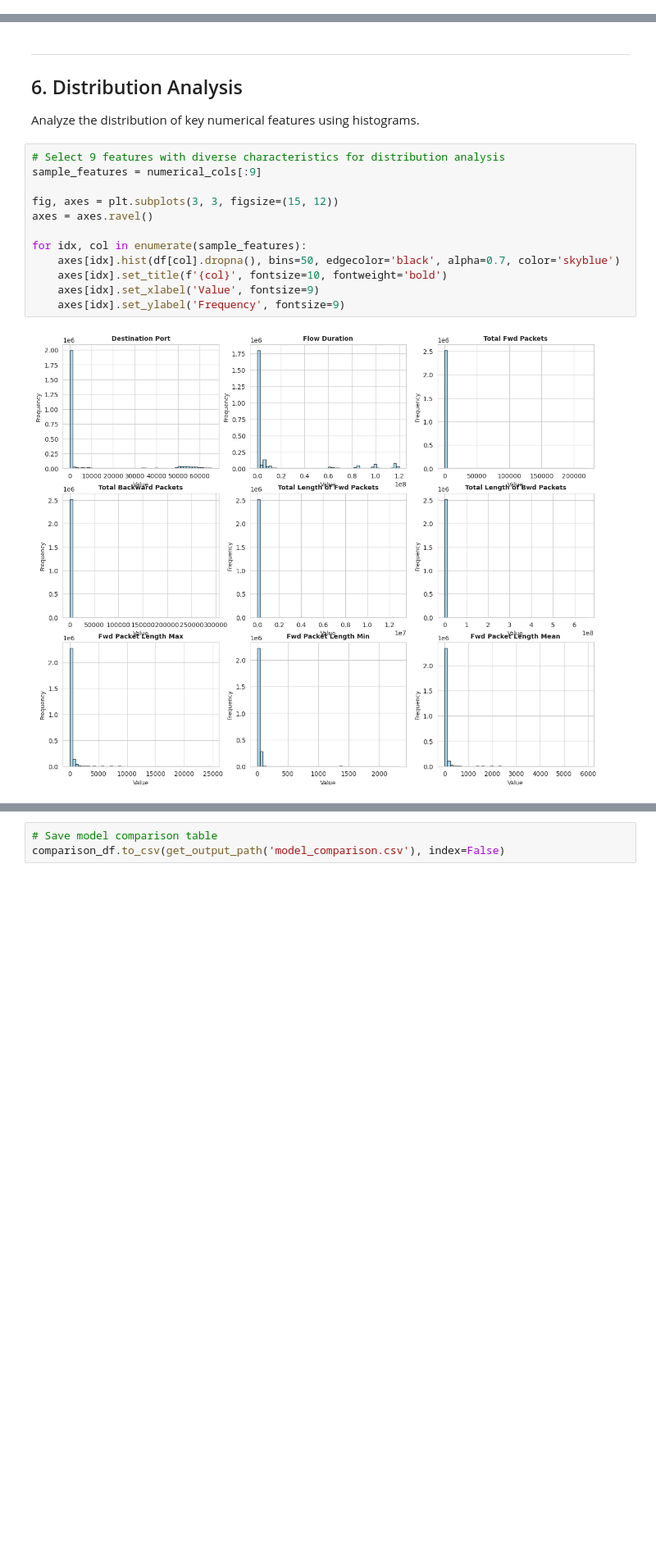
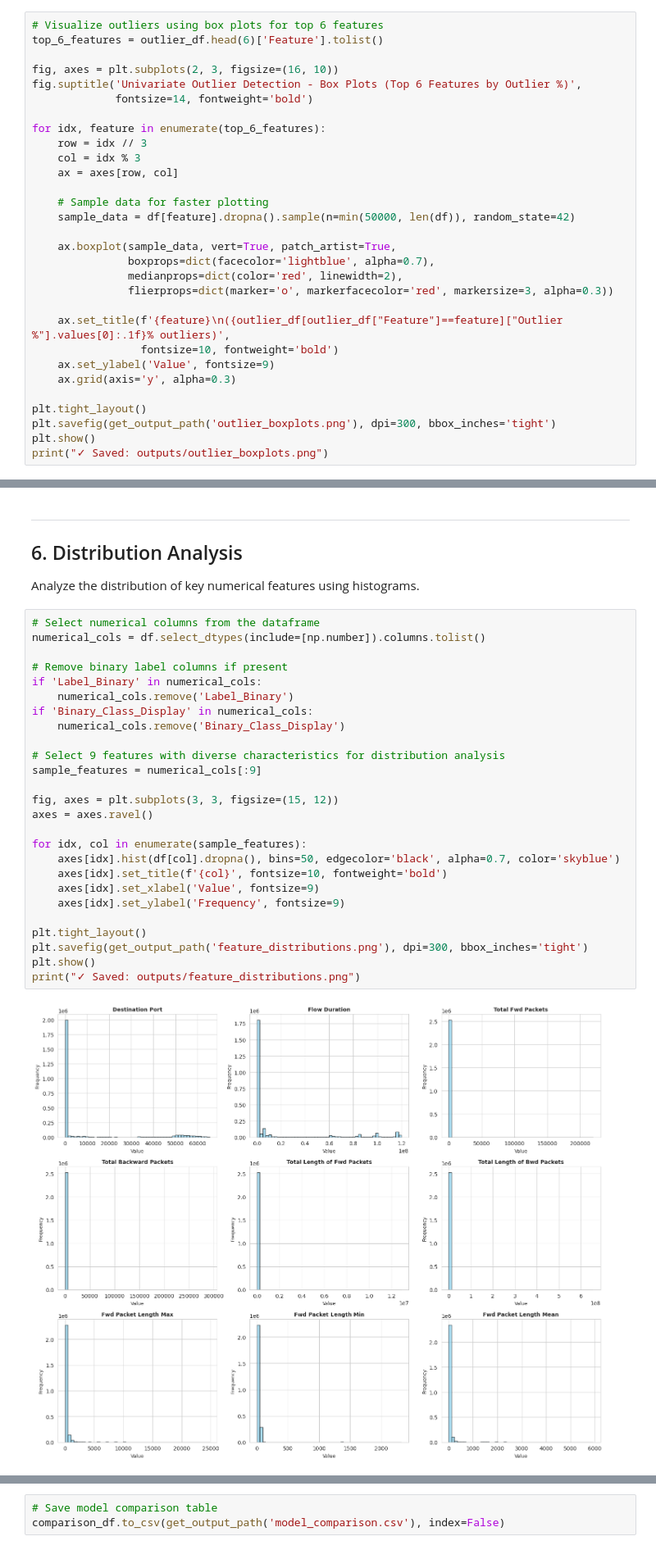
Before and after one commit to seriouslysahid/MLCEProject, a Jupyter notebook: notebooks/notebook.ipynb, the cells around one changed output, grey strips where cells are left out. Shown at 82% size. Saved outputs shown, nothing was run; the diff lists cells and outputs as text; blank space fills up the shorter version.

```diff
--- a/notebooks/notebook.ipynb
+++ b/notebooks/notebook.ipynb
@@ -814,0 +812,30 @@ plt.savefig(get_output_path('target_distribution.png'), dpi=300, bbox_inches='ti
+# %%
+# Visualize outliers using box plots for top 6 features
+top_6_features = outlier_df.head(6)['Feature'].tolist()
+
+fig, axes = plt.subplots(2, 3, figsize=(16, 10))
+fig.suptitle('Univariate Outlier Detection - Box Plots (Top 6 Features by Outlier %)',
+             fontsize=14, fontweight='bold')
+
+for idx, feature in enumerate(top_6_features):
+    row = idx // 3
+    col = idx % 3
+    ax = axes[row, col]
+
+    # Sample data for faster plotting
+    sample_data = df[feature].dropna().sample(n=min(50000, len(df)), random_state=42)
+
+    ax.boxplot(sample_data, vert=True, patch_artist=True,
+               boxprops=dict(facecolor='lightblue', alpha=0.7),
+               medianprops=dict(color='red', linewidth=2),
+               flierprops=dict(marker='o', markerfacecolor='red', markersize=3, alpha=0.3))
+
+    ax.set_title(f'{feature}\n({outlier_df[outlier_df["Feature"]==feature]["Outlier %"].values[0]:.1f}% outliers)',
+                 fontsize=10, fontweight='bold')
+    ax.set_ylabel('Value', fontsize=9)
+    ax.grid(axis='y', alpha=0.3)
+
+plt.tight_layout()
+plt.savefig(get_output_path('outlier_boxplots.png'), dpi=300, bbox_inches='tight')
+plt.show()
+print("✓ Saved: outputs/outlier_boxplots.png")
@@ -818,16 +957,30 @@ plt.savefig(get_output_path('target_distribution.png'), dpi=300, bbox_inches='ti
 
 Analyze the distribution of key numerical features using histograms.
 # %%
+# Select numerical columns from the dataframe
+numerical_cols = df.select_dtypes(include=[np.number]).columns.tolist()
+
+# Remove binary label columns if present
+if 'Label_Binary' in numerical_cols:
+    numerical_cols.remove('Label_Binary')
+if 'Binary_Class_Display' in numerical_cols:
+    numerical_cols.remove('Binary_Class_Display')
+
 # Select 9 features with diverse characteristics for distribution analysis
 sample_features = numerical_cols[:9]
 
 fig, axes = plt.subplots(3, 3, figsize=(15, 12))
 axes = axes.ravel()
 
 for idx, col in enumerate(sample_features):
     axes[idx].hist(df[col].dropna(), bins=50, edgecolor='black', alpha=0.7, color='skyblue')
     axes[idx].set_title(f'{col}', fontsize=10, fontweight='bold')
     axes[idx].set_xlabel('Value', fontsize=9)
     axes[idx].set_ylabel('Frequency', fontsize=9)
+
+plt.tight_layout()
+plt.savefig(get_output_path('feature_distributions.png'), dpi=300, bbox_inches='tight')
+plt.show()
+print("✓ Saved: outputs/feature_distributions.png")
 # %% [output]
-[figure, old version]
+[figure, new version]
```
Also changed, not shown: parts of 71 cells of this notebook.
